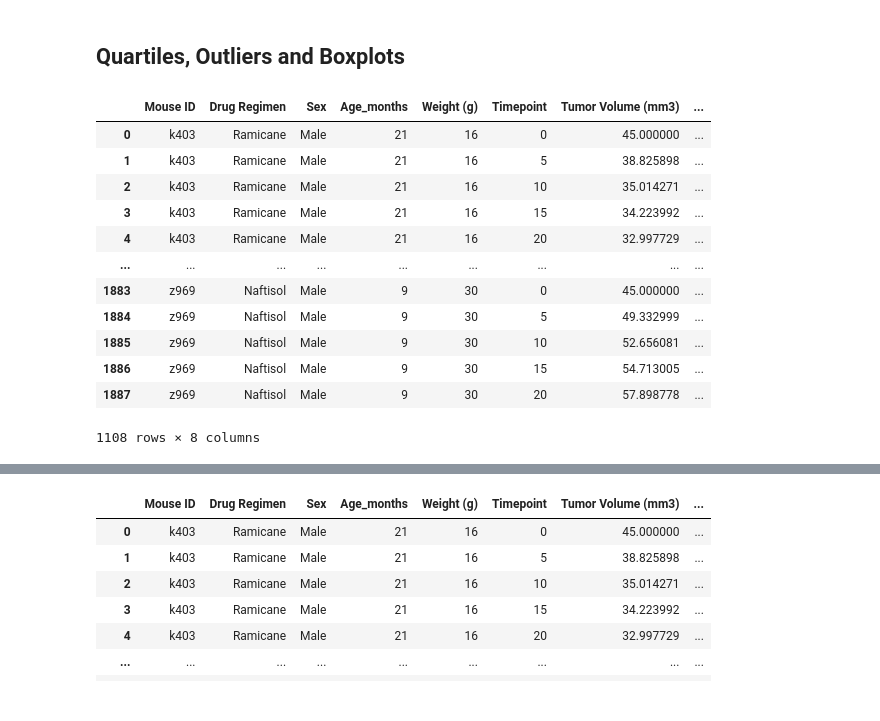
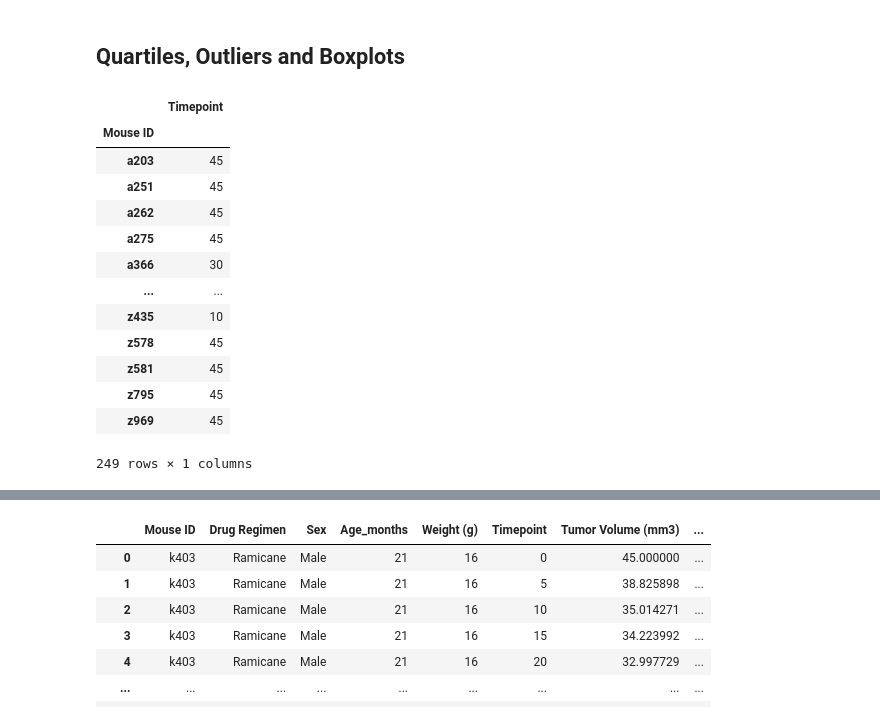
Before and after one commit to E-Weber/matplotlib-challenge, a Jupyter notebook: Instructions/Pymaceuticals/pymaceuticals_starter.ipynb, the cells around one changed output, grey strips where cells are left out. Saved outputs shown, nothing was run; the diff lists cells and outputs as text; code cells hidden in the pictures.

```diff
--- a/Instructions/Pymaceuticals/pymaceuticals_starter.ipynb
+++ b/Instructions/Pymaceuticals/pymaceuticals_starter.ipynb
@@ -383,20 +426,20 @@ plt.show()
 # Capomulin, Ramicane, Infubinol, and Ceftamin
 # %%
 # Start by getting the last (greatest) timepoint for each mouse
-
-last_tp_df = combined_df.groupby('Mouse ID')
-last_tp_df.head()
+last_tp = pd.DataFrame(combined_df.groupby('Mouse ID')['Timepoint'].max())
+last_tp
 # %% [output]
-|  | Mouse ID | Drug Regimen | Sex | Age_months | Weight (g) | Timepoint | Tumor Volume (mm3) | ... |
-| 0 | k403 | Ramicane | Male | 21 | 16 | 0 | 45.000000 | ... |
-| 1 | k403 | Ramicane | Male | 21 | 16 | 5 | 38.825898 | ... |
-| 2 | k403 | Ramicane | Male | 21 | 16 | 10 | 35.014271 | ... |
-| 3 | k403 | Ramicane | Male | 21 | 16 | 15 | 34.223992 | ... |
-| 4 | k403 | Ramicane | Male | 21 | 16 | 20 | 32.997729 | ... |
-| ... | ... | ... | ... | ... | ... | ... | ... | ... |
-| 1883 | z969 | Naftisol | Male | 9 | 30 | 0 | 45.000000 | ... |
-| 1884 | z969 | Naftisol | Male | 9 | 30 | 5 | 49.332999 | ... |
-| 1885 | z969 | Naftisol | Male | 9 | 30 | 10 | 52.656081 | ... |
-| 1886 | z969 | Naftisol | Male | 9 | 30 | 15 | 54.713005 | ... |
-| 1887 | z969 | Naftisol | Male | 9 | 30 | 20 | 57.898778 | ... |
+|  | Timepoint |
+| Mouse ID |  |
+| a203 | 45 |
+| a251 | 45 |
+| a262 | 45 |
+| a275 | 45 |
+| a366 | 30 |
+| ... | ... |
+| z435 | 10 |
+| z578 | 45 |
+| z581 | 45 |
+| z795 | 45 |
+| z969 | 45 |
-1108 rows × 8 columns
+249 rows × 1 columns
```
Also changed, not shown: parts of 16 cells of this notebook.
